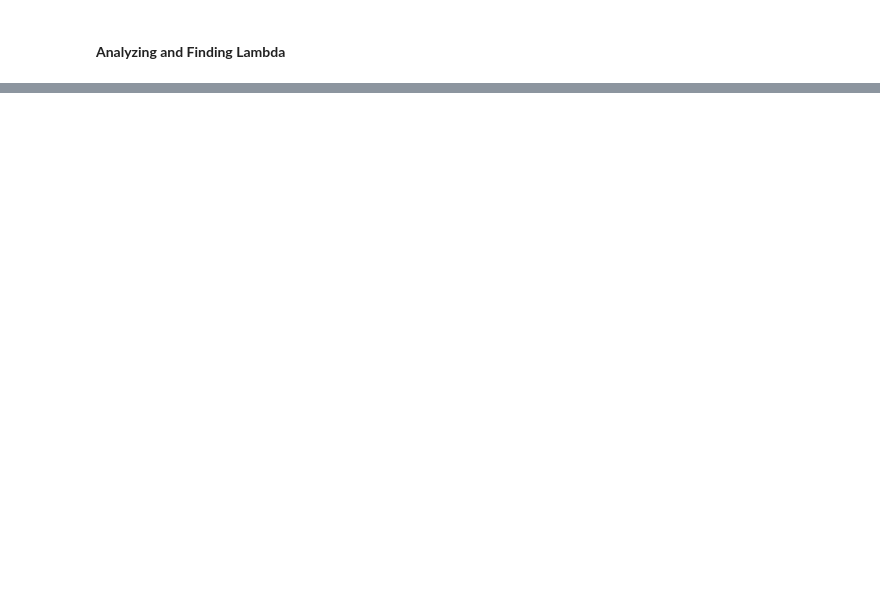
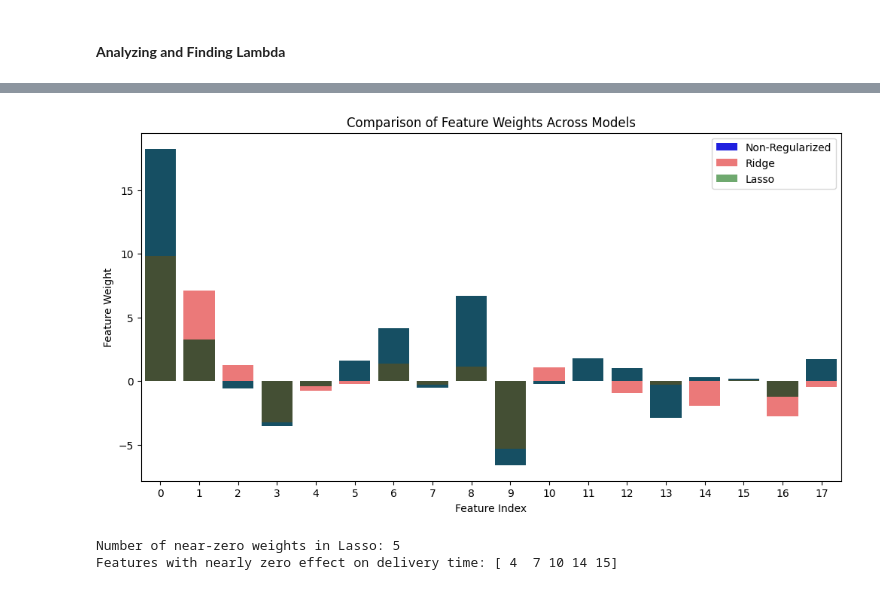
Before and after one commit to ChetaNMahipaL/SMAI-Assignment-1, a Jupyter notebook: Predicting Food Delivery/main.ipynb, the cells around one changed output, grey strips where cells are left out. Drawn from its saved outputs; the diff is of its cells as text; code cells hidden in the pictures; blank space fills up the shorter version.

```diff
--- a/Predicting Food Delivery/main.ipynb
+++ b/Predicting Food Delivery/main.ipynb
@@ -614,0 +740,30 @@ Lasso: 62.7489
+# %%
+ridge_weights = results['Ridge']['model'].weights
+lasso_weights = results['Lasso']['model'].weights
+
+best_method = min(results.items(), key=lambda x: x[1]['test_mse'])[0]
+non_reg_model = results[best_method]['model']
+non_reg_weights = non_reg_model.weights
+
+feature_indices = np.arange(len(ridge_weights))
+
+plt.figure(figsize=(12, 6))
+sns.barplot(x=feature_indices, y=non_reg_weights, color='blue', label='Non-Regularized')
+sns.barplot(x=feature_indices, y=ridge_weights, color='red', alpha=0.6, label='Ridge')
+sns.barplot(x=feature_indices, y=lasso_weights, color='green', alpha=0.6, label='Lasso')
+
+plt.xlabel("Feature Index")
+plt.ylabel("Feature Weight")
+plt.title("Comparison of Feature Weights Across Models")
+plt.legend()
+plt.show()
+
+near_zero_lasso = np.sum(np.abs(lasso_weights) < 0.5)
+print(f"Number of near-zero weights in Lasso: {near_zero_lasso}")
+
+zero_effect_features = np.where(np.abs(lasso_weights) < 0.5)[0]
+print(f"Features with nearly zero effect on delivery time: {zero_effect_features}")
+# %% [output]
+[figure, added]
+Number of near-zero weights in Lasso: 5
+Features with nearly zero effect on delivery time: [ 4  7 10 14 15]
```
Also changed, not shown: parts of 8 cells of this notebook.
